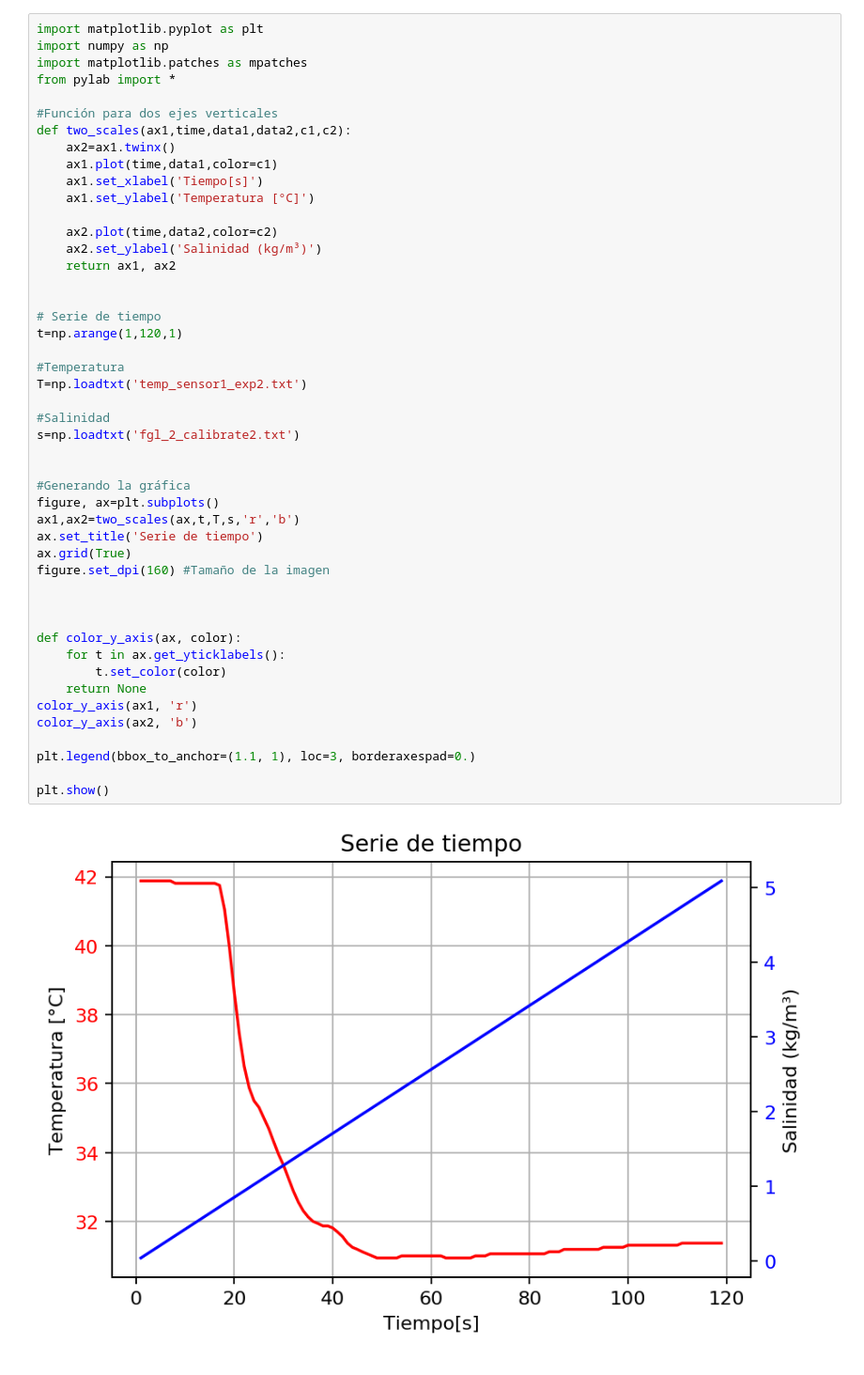
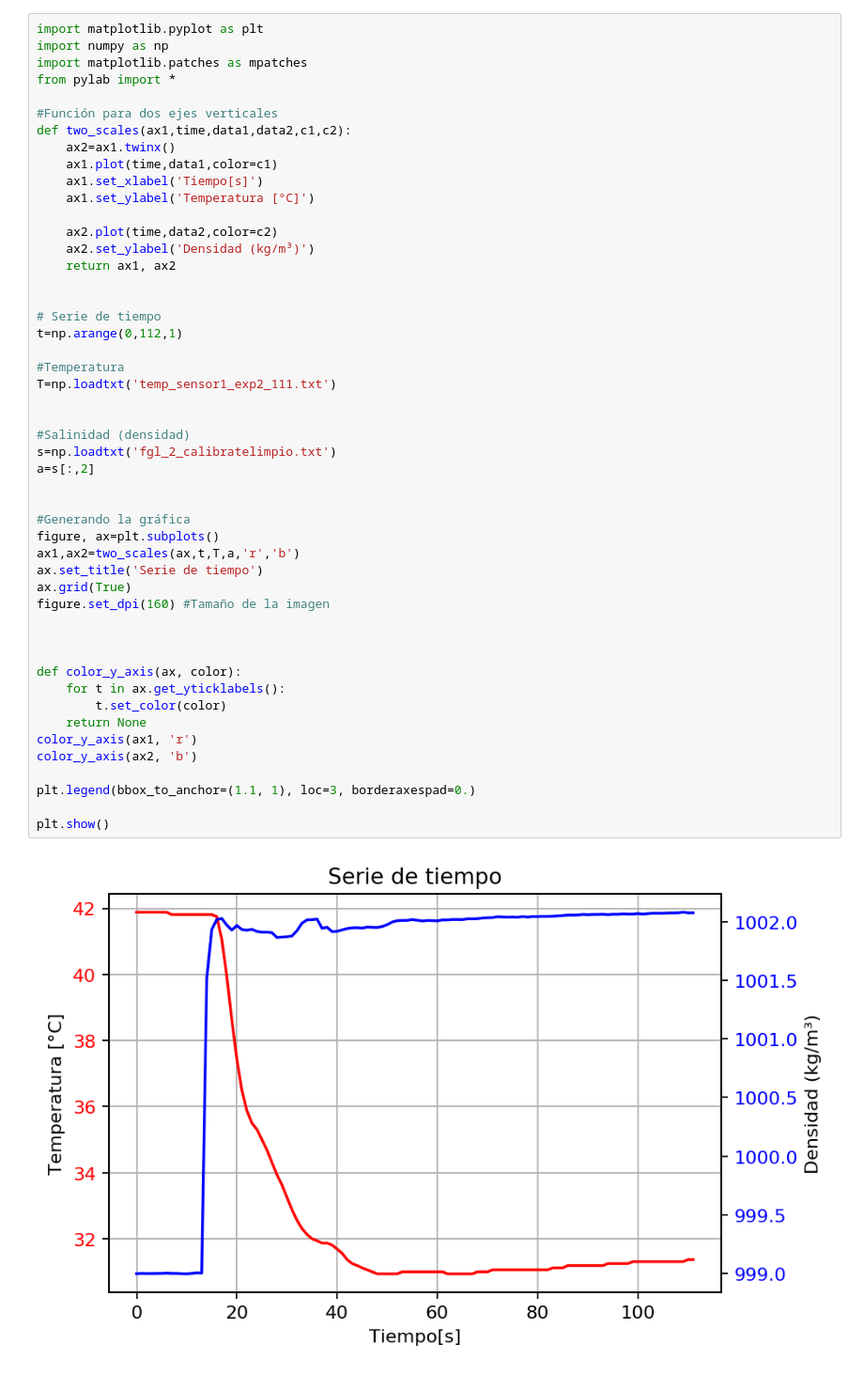
Before and after one commit to joshuatzin/CodeCT, a Jupyter notebook: Corrientes+de+Gravedad.ipynb, the cells around one changed output. Shown at 94% size. Drawn from its saved outputs; the diff is of its cells as text.

```diff
--- a/Corrientes+de+Gravedad.ipynb
+++ b/Corrientes+de+Gravedad.ipynb
@@ -29,38 +31,40 @@ def two_scales(ax1,time,data1,data2,c1,c2):
     ax1.set_ylabel('Temperatura [°C]')
 
     ax2.plot(time,data2,color=c2)
-    ax2.set_ylabel('Salinidad (kg/m³)')
+    ax2.set_ylabel('Densidad (kg/m³)')
     return ax1, ax2
 
 
 # Serie de tiempo
-t=np.arange(1,120,1)
+t=np.arange(0,112,1)
 
 #Temperatura
-T=np.loadtxt('temp_sensor1_exp2.txt')
+T=np.loadtxt('temp_sensor1_exp2_111.txt')
 
-#Salinidad
-s=np.loadtxt('fgl_2_calibrate2.txt')
+
+#Salinidad (densidad)
+s=np.loadtxt('fgl_2_calibratelimpio.txt')
+a=s[:,2]
 
 
 #Generando la gráfica
 figure, ax=plt.subplots()
-ax1,ax2=two_scales(ax,t,T,s,'r','b')
+ax1,ax2=two_scales(ax,t,T,a,'r','b')
 ax.set_title('Serie de tiempo')
 ax.grid(True)
 figure.set_dpi(160) #Tamaño de la imagen
 
 
 
 def color_y_axis(ax, color):
     for t in ax.get_yticklabels():
         t.set_color(color)
     return None
 color_y_axis(ax1, 'r')
 color_y_axis(ax2, 'b')
 
 plt.legend(bbox_to_anchor=(1.1, 1), loc=3, borderaxespad=0.)
 
 plt.show()
 # %% [output]
-[figure, old version]
+[figure, new version]
```
Also changed, not shown: parts of 1 cell of this notebook.
